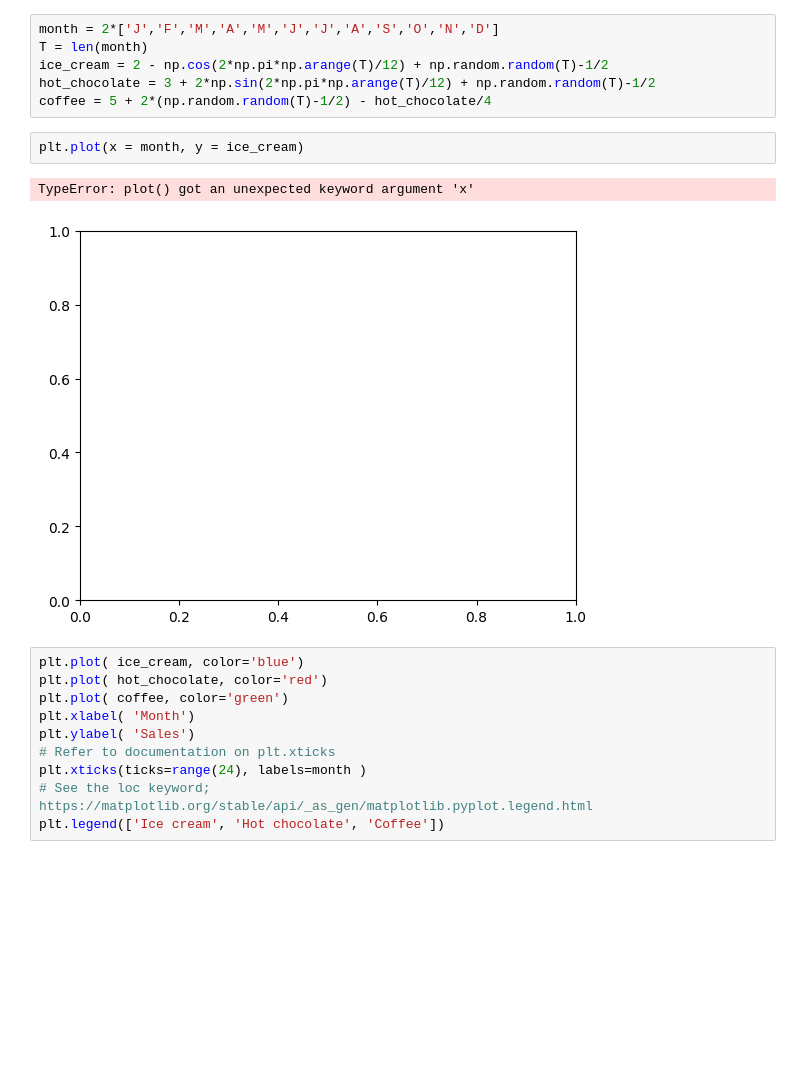
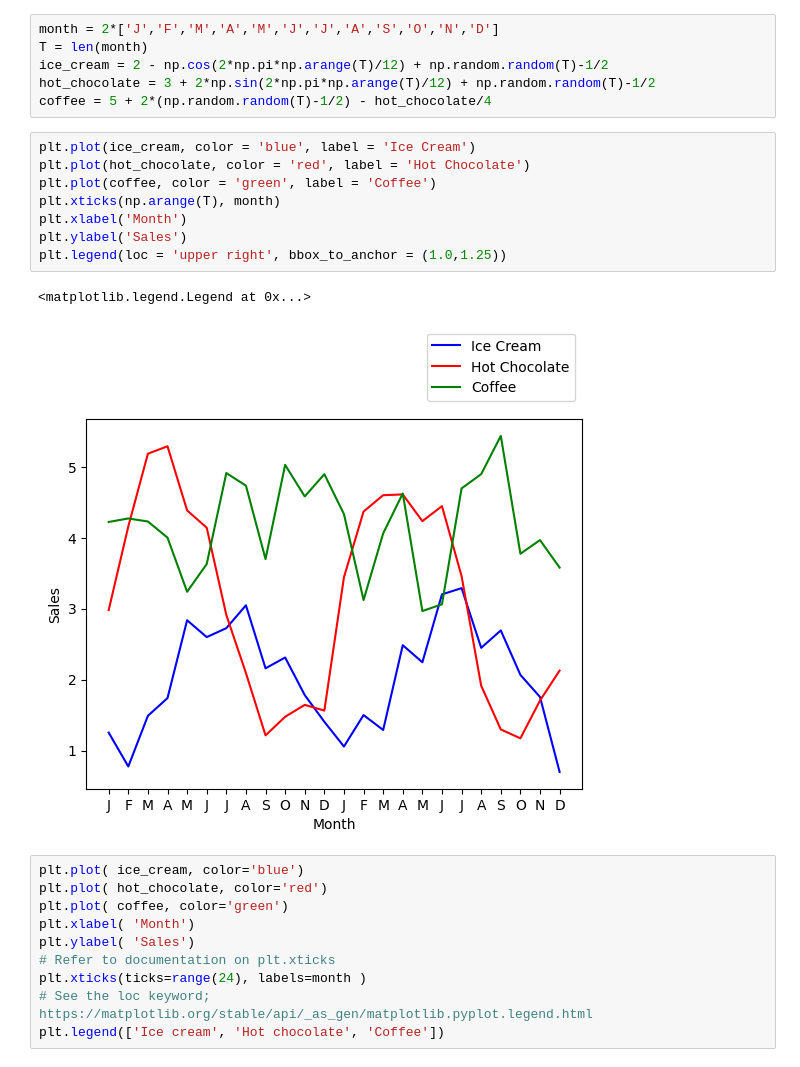
Before and after one commit to Stochastic1017/STAT_606, a Jupyter notebook: exercises/E12_matplotlib.ipynb, the cells around one changed output. Drawn from its saved outputs; the diff is of its cells as text; blank space fills up the shorter version.

Commit message:
solved problems in E12_matplotlib.ipynb

```diff
--- a/exercises/E12_matplotlib.ipynb
+++ b/exercises/E12_matplotlib.ipynb
@@ -32,11 +32,17 @@ T = len(month)
 ice_cream = 2 - np.cos(2*np.pi*np.arange(T)/12) + np.random.random(T)-1/2
 hot_chocolate = 3 + 2*np.sin(2*np.pi*np.arange(T)/12) + np.random.random(T)-1/2
 coffee = 5 + 2*(np.random.random(T)-1/2) - hot_chocolate/4
-# %%
-plt.plot(x = month, y = ice_cream)
-# %% [output]
-TypeError: plot() got an unexpected keyword argument 'x'
-[figure, removed]
+# %%
+plt.plot(ice_cream, color = 'blue', label = 'Ice Cream')
+plt.plot(hot_chocolate, color = 'red', label = 'Hot Chocolate')
+plt.plot(coffee, color = 'green', label = 'Coffee')
+plt.xticks(np.arange(T), month)
+plt.xlabel('Month')
+plt.ylabel('Sales')
+plt.legend(loc = 'upper right', bbox_to_anchor = (1.0,1.25))
+# %% [output]
+<matplotlib.legend.Legend at 0x...>
+[figure, added]
 # %%
 plt.plot( ice_cream, color='blue')
 plt.plot( hot_chocolate, color='red')
```
Also changed, not shown: parts of 6 cells of this notebook.
